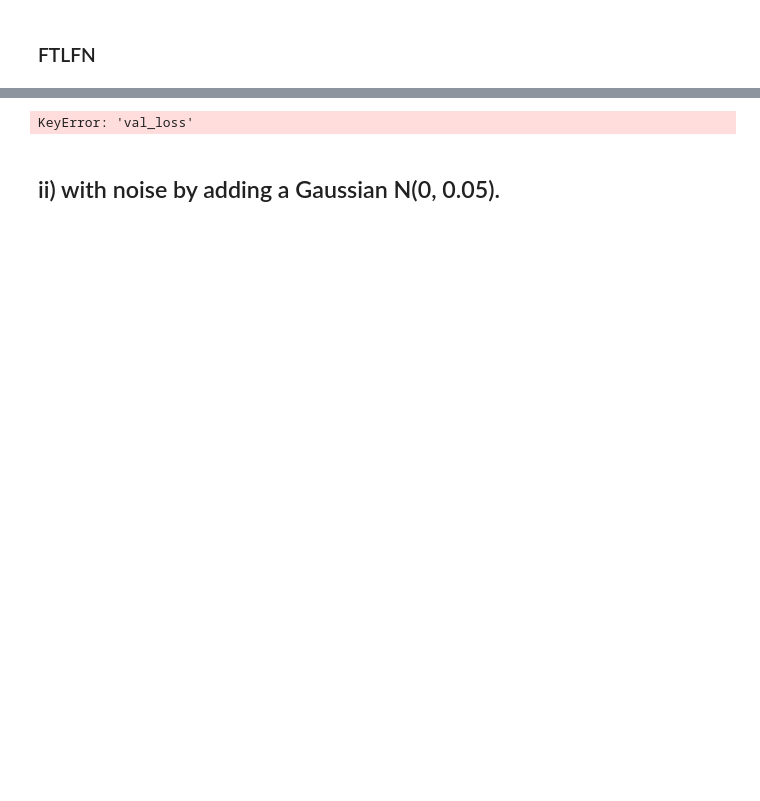
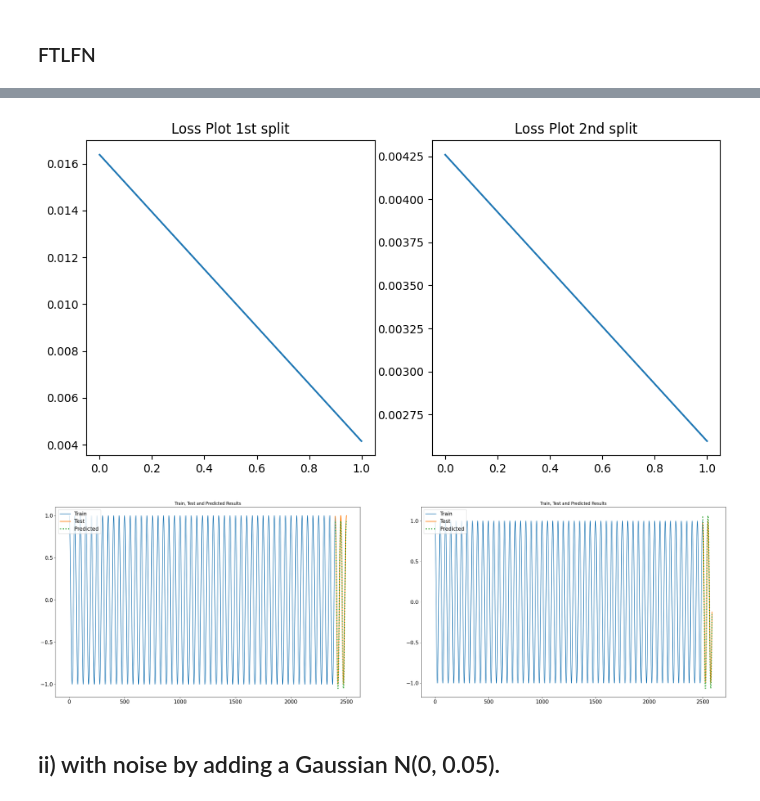
Before and after one commit to ASobreira/Advanced-Machine-Learning, a Jupyter notebook: Assignments/Assignment7/assignment07.ipynb, the cells around one changed output, grey strips where cells are left out. Saved outputs shown, nothing was run; the diff lists cells and outputs as text; code cells hidden in the pictures; blank space fills up the shorter version.

```diff
--- a/Assignments/Assignment7/assignment07.ipynb
+++ b/Assignments/Assignment7/assignment07.ipynb
@@ -141,5 +228,5 @@ Epoch 2/2
 # %% [markdown]
 ### FTLFN
 # %%
-ftlfn_func(2, lag, X, y)
+ftlfn_func(epochs, lag, X, y)
 # %% [output]
@@ -153,4 +238,5 @@ Epoch 2/2
-KeyError: 'val_loss'
+[figure, added]
+[figure, added]
 # %% [markdown]
 ## ii) with noise by adding a Gaussian N(0, 0.05).
 # %%
```
Also changed, not shown: parts of 19 cells of this notebook.
